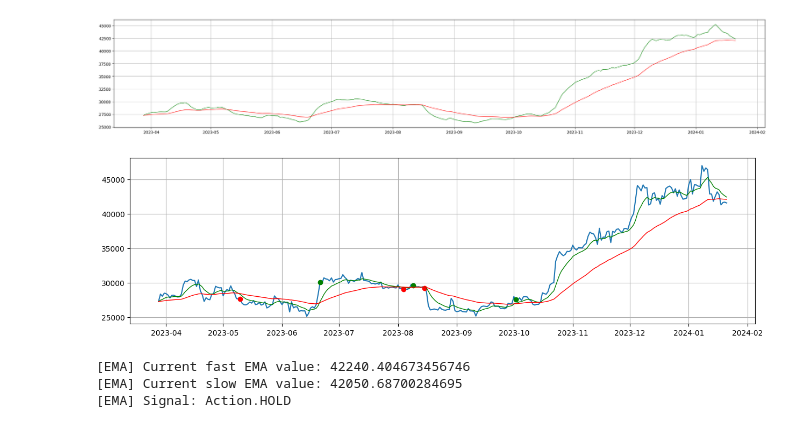
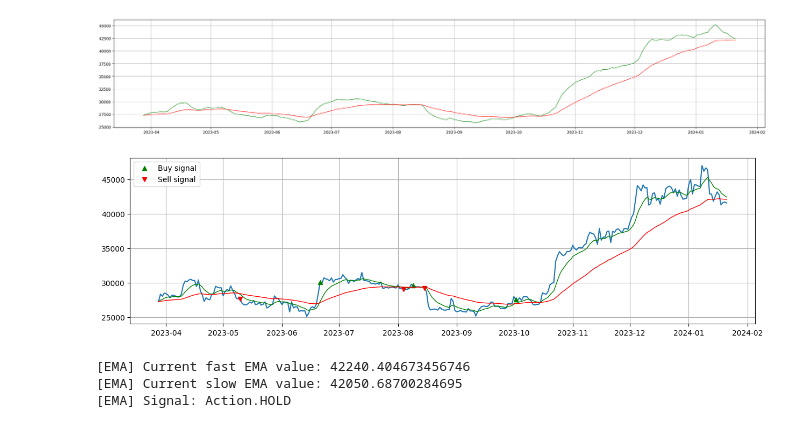
Before and after one commit to AlejandroDaneri/trabajo-profesional-fiuba, a Jupyter notebook: tests_indicators/ema.ipynb, the cells around one changed output. Drawn from its saved outputs; the diff is of its cells as text; code cells hidden in the pictures.

```diff
--- a/tests_indicators/ema.ipynb
+++ b/tests_indicators/ema.ipynb
@@ -22,26 +22,27 @@ ema.plot()
 # %%
 import matplotlib.pyplot as plt
 
 # Armo los dos subgráficos con subplots
 # figsize: Es la dimensión de toda la figura, que contiene los subgráficos
 # nrows: Es la cantidad de subgráficos
 # height_ratios: Se coloca la proporción de alturas entre los subgráficos (la cantidad de elementos debe coincidir con las nrows ingresadas)
 fig, ax = plt.subplots(figsize=(15,4), nrows=1, gridspec_kw={'height_ratios' : [1]})
 
 ema_df = ema.calculate(df)
 ema_df['buy_signal'] = ema.calc_buy_signals()
 ema_df['sell_signal'] = ema.calc_sell_signals()
 buySignals = ema_df[ema_df['buy_signal'] == True]
 sellSignals = ema_df[ema_df['sell_signal'] == True]
 
 ax.plot(ema_df.index, ema_df.Close)
-ax.plot(buySignals.index, buySignals.Close, 'o', color='green')
-ax.plot(sellSignals.index, sellSignals.Close, 'o', color='red')
+ax.plot(buySignals.index, buySignals.Close, '^', label='Buy signal', color='green')
+ax.plot(sellSignals.index, sellSignals.Close, 'v', label='Sell signal', color='red')
+ax.legend(loc='upper left')
 ax.plot(ema_df.index, ema_df.FAST_EMA, color='green', linewidth=1)
 ax.plot(ema_df.index, ema_df.SLOW_EMA, color='red', linewidth=1)
 ax.grid()
 # %% [output]
-[figure, old version]
+[figure, new version]
 # %%
 new_record = data.iloc[-1:]
 ema.predict_signal(new_record)
```
Also changed, not shown: 5 other files.
